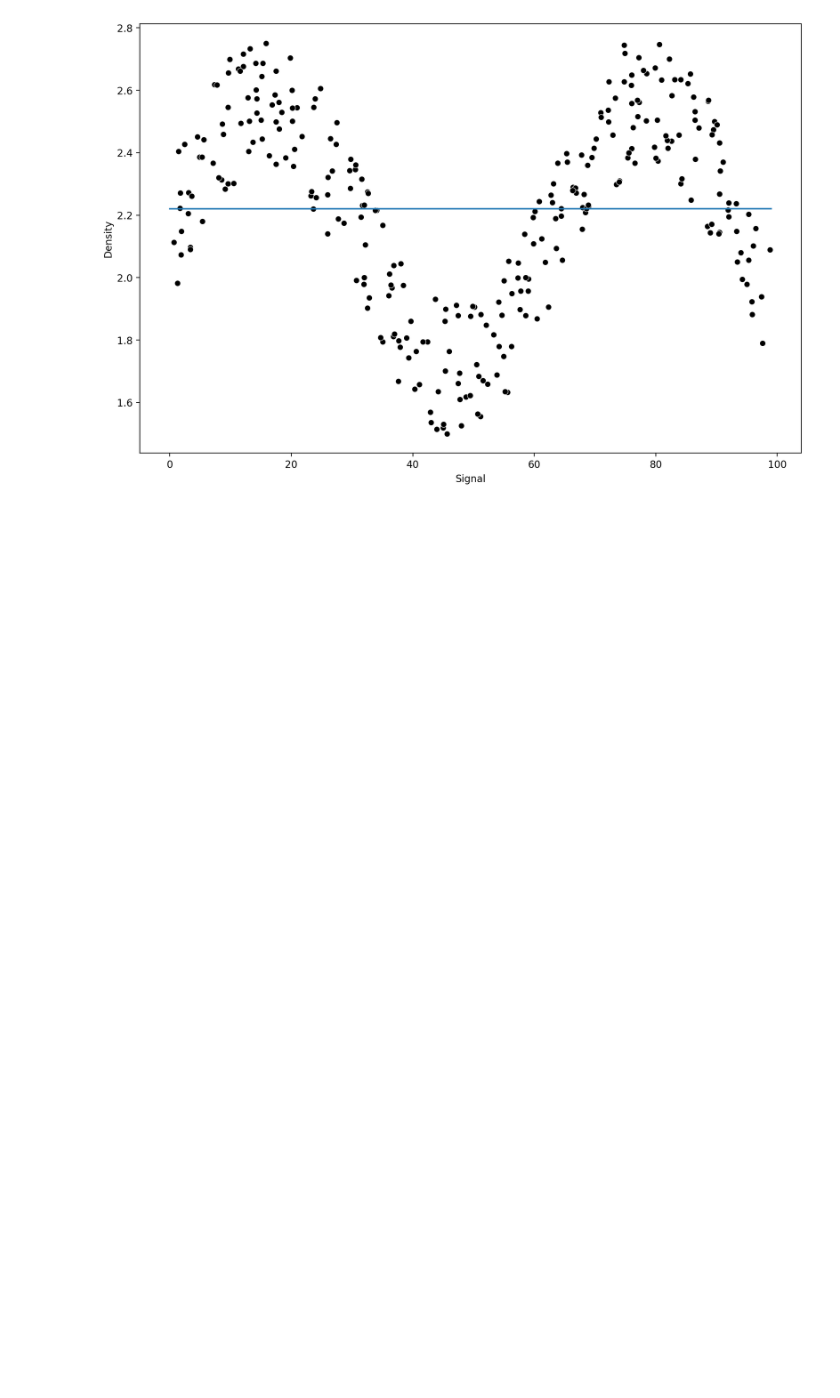
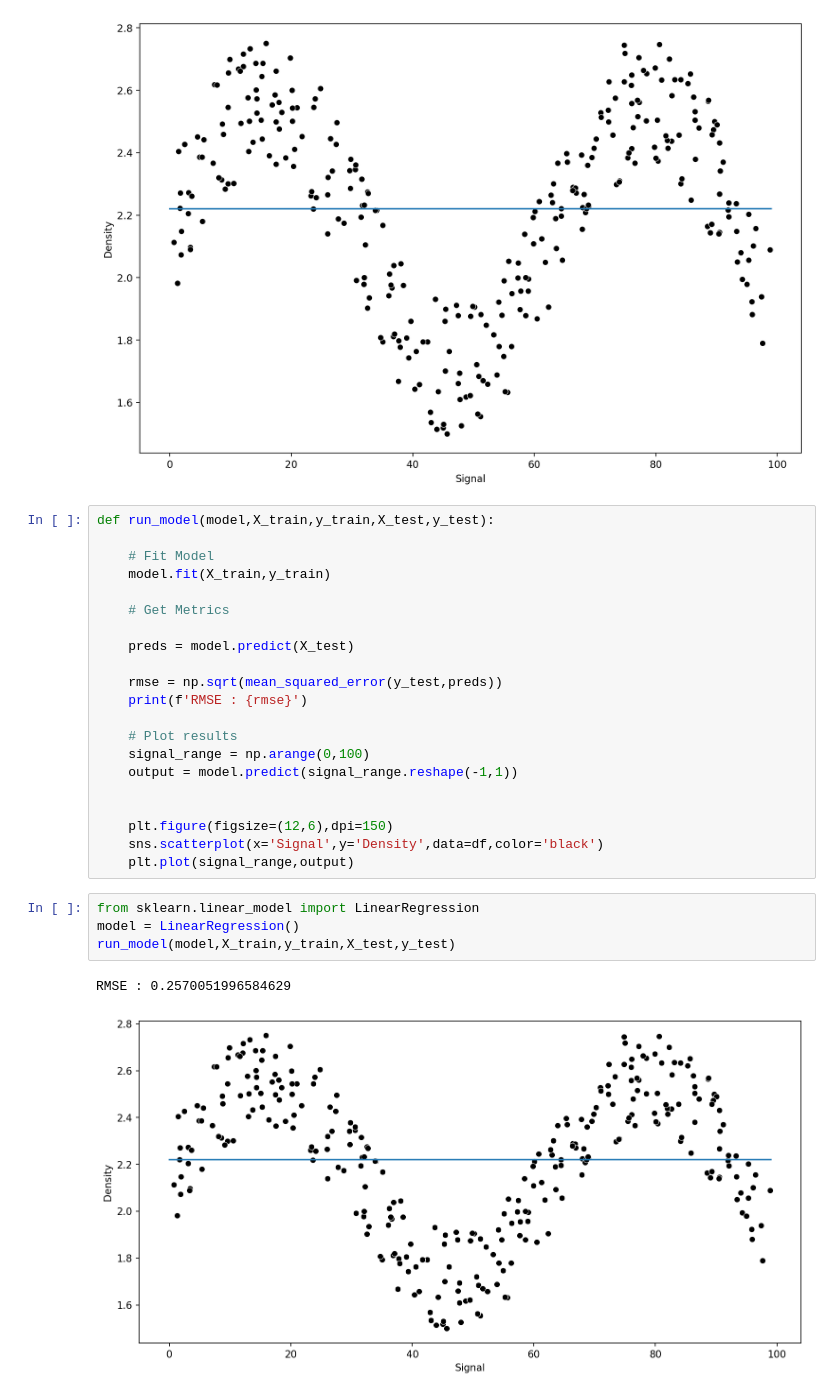
Before and after one commit to ravi0531rp/DataScienceComplete, a Jupyter notebook: Data_Science_ML_Based/012. Random Forests.ipynb, the cells around one changed output. Cells and saved outputs as stored; diff of their text form; blank space fills up the shorter version.

```diff
--- a/Data_Science_ML_Based/012. Random Forests.ipynb
+++ b/Data_Science_ML_Based/012. Random Forests.ipynb
@@ -385,3 +385,31 @@ plt.plot(signal_range,lr_output)
 # %% [output]
 [<matplotlib.lines.Line2D at 0x...>]
 [figure]
+# %%
+def run_model(model,X_train,y_train,X_test,y_test):
+
+    # Fit Model
+    model.fit(X_train,y_train)
+
+    # Get Metrics
+
+    preds = model.predict(X_test)
+
+    rmse = np.sqrt(mean_squared_error(y_test,preds))
+    print(f'RMSE : {rmse}')
+
+    # Plot results
+    signal_range = np.arange(0,100)
+    output = model.predict(signal_range.reshape(-1,1))
+
+
+    plt.figure(figsize=(12,6),dpi=150)
+    sns.scatterplot(x='Signal',y='Density',data=df,color='black')
+    plt.plot(signal_range,output)
+# %%
+from sklearn.linear_model import LinearRegression
+model = LinearRegression()
+run_model(model,X_train,y_train,X_test,y_test)
+# %% [output]
+RMSE : 0.2570051996584629
+[figure, added]
```
Also changed, not shown: parts of 4 cells of this notebook.
